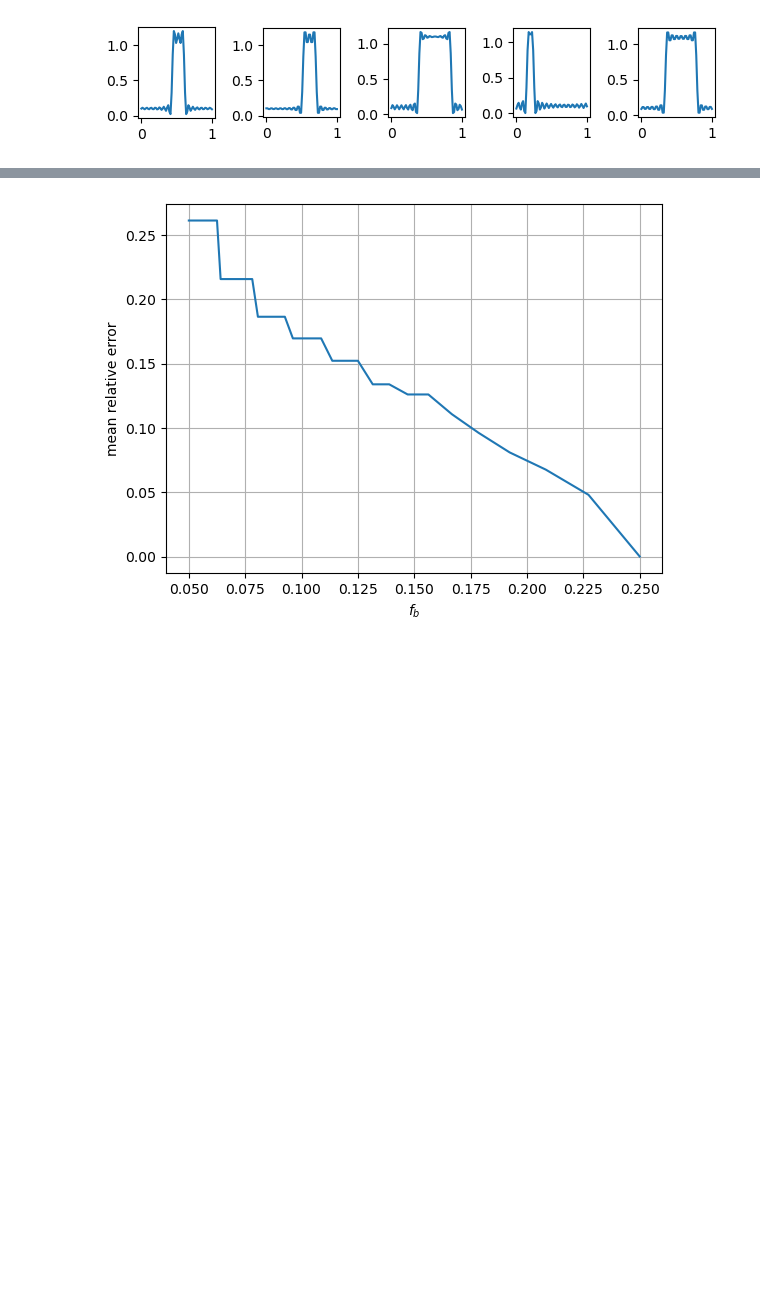
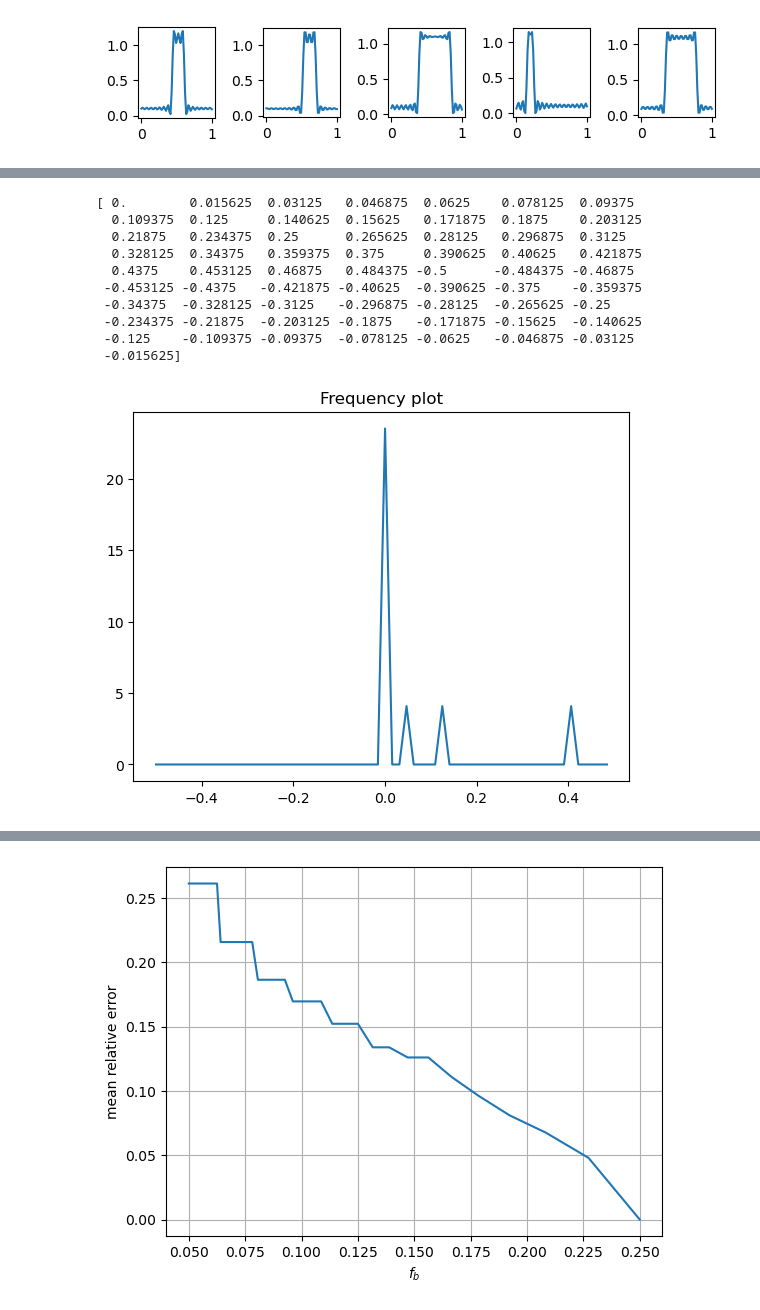
Before and after one commit to Ava99999/signal-thesis, a Jupyter notebook: Example 2.ipynb, the cells around one changed output, grey strips where cells are left out. Drawn from its saved outputs; the diff is of its cells as text; code cells hidden in the pictures; blank space fills up the shorter version.

```diff
--- a/Example 2.ipynb
+++ b/Example 2.ipynb
@@ -247,3 +302,31 @@ plt.show()
+# %%
+## delete: this is a test to reunderstand the frequencies
+index = 0
+X_fft = fft(Xlowfreq[index])
+amplitudes = abs(X_fft)
+ktemp = fftfreq(64,1)
+print(ktemp)
+
+sorted_indices = np.argsort(ktemp)
+ktemp = ktemp[sorted_indices]
+amplitudes = amplitudes[sorted_indices]
+
+plt.figure()
+plt.plot(ktemp, amplitudes)
+plt.title("Frequency plot")
+plt.show()
+# %% [output]
+[ 0.        0.015625  0.03125   0.046875  0.0625    0.078125  0.09375
+  0.109375  0.125     0.140625  0.15625   0.171875  0.1875    0.203125
+  0.21875   0.234375  0.25      0.265625  0.28125   0.296875  0.3125
+  0.328125  0.34375   0.359375  0.375     0.390625  0.40625   0.421875
+  0.4375    0.453125  0.46875   0.484375 -0.5      -0.484375 -0.46875
+ -0.453125 -0.4375   -0.421875 -0.40625  -0.390625 -0.375    -0.359375
+ -0.34375  -0.328125 -0.3125   -0.296875 -0.28125  -0.265625 -0.25
+ -0.234375 -0.21875  -0.203125 -0.1875   -0.171875 -0.15625  -0.140625
+ -0.125    -0.109375 -0.09375  -0.078125 -0.0625   -0.046875 -0.03125
+ -0.015625]
+[figure, added]
 # %%
 # describes mx window functions of length n
 windows = np.zeros((n,mx))
```
Also changed, not shown: parts of 11 cells of this notebook, 3 other files.
